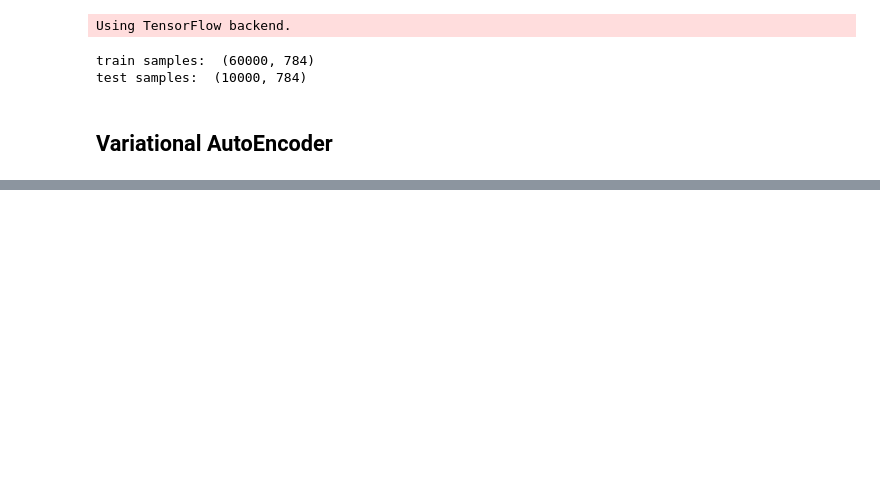
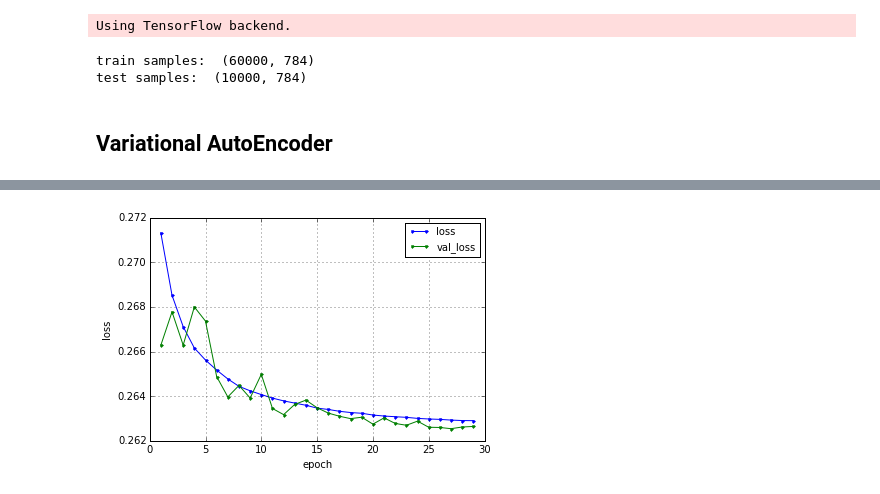
Before and after one commit to sh-tatsuno/keras, a Jupyter notebook: Variational_Auto_Encoder.ipynb, the cells around one changed output, grey strips where cells are left out. Drawn from its saved outputs; the diff is of its cells as text; code cells hidden in the pictures; blank space fills up the shorter version.

```diff
--- a/Variational_Auto_Encoder.ipynb
+++ b/Variational_Auto_Encoder.ipynb
@@ -57,3 +69,15 @@ decoder_h = Dense(128, activation='relu')
 decoder_mean = Dense(784, activation='sigmoid')
 h_decoded = decoder_h(z)
 x_decoded_mean = decoder_mean(h_decoded)
+# %%
+#loss function from original
+#it's mistake!! check the definition of objectives.binary_crossentropy
+def vae_loss_wrong(x, x_decoded_mean):
+    reconst_loss = objectives.binary_crossentropy(x, x_decoded_mean)
+    latent_loss =  - 0.5 * K.mean(1 + K.log(K.square(z_sigma)) - K.square(z_mean) - K.square(z_sigma), axis=-1)
+    return reconst_loss + latent_loss
+# %%
+# define model, but it's wrong
+vae = Model(x, x_decoded_mean)
+vae.compile(optimizer='rmsprop', loss=vae_loss_wrong)
+encoder = Model(x, z_mean)
@@ -59,0 +92,8 @@ x_decoded_mean = decoder_mean(h_decoded)
+# %%
+#train
+hist_vae = vae.fit(X_train, X_train,
+        nb_epoch=nb_epoch,
+        batch_size=batch_size,
+        shuffle = True,
+
+        validation_data=(X_test, X_test))
@@ -59,0 +118,14 @@ x_decoded_mean = decoder_mean(h_decoded)
+# %%
+# plot loss
+loss = hist_vae.history['loss']
+val_loss = hist_vae.history['val_loss']
+
+plt.plot(range(1,nb_epoch), loss[1:], marker='.', label='loss')
+plt.plot(range(1,nb_epoch), val_loss[1:], marker='.', label='val_loss')
+plt.legend(loc='best', fontsize=10)
+plt.grid()
+plt.xlabel('epoch')
+plt.ylabel('loss')
+plt.show()
+# %% [output]
+[figure, added]
```
Also changed, not shown: parts of 32 cells of this notebook, 1 other file.
